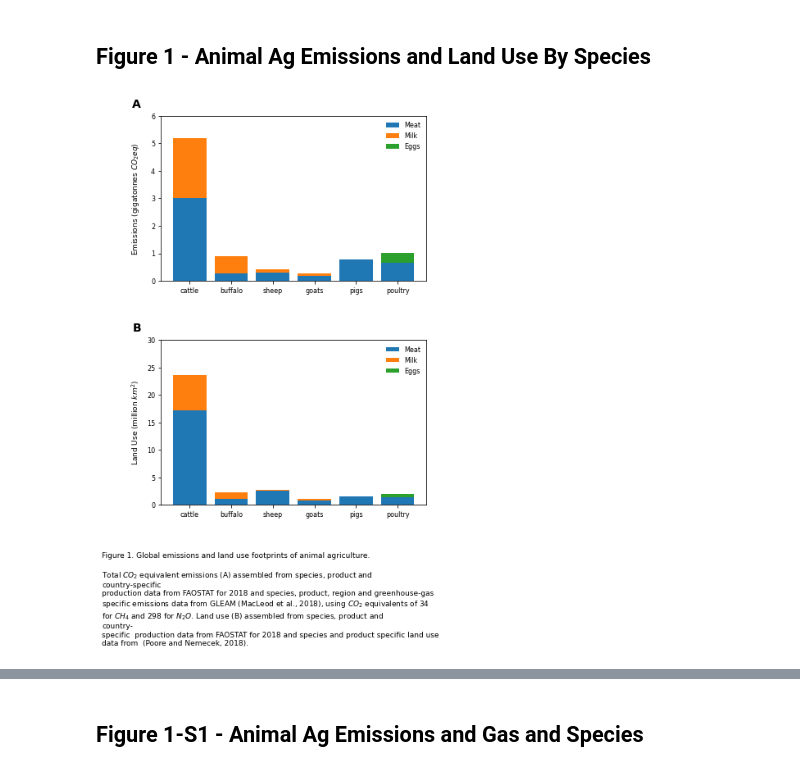
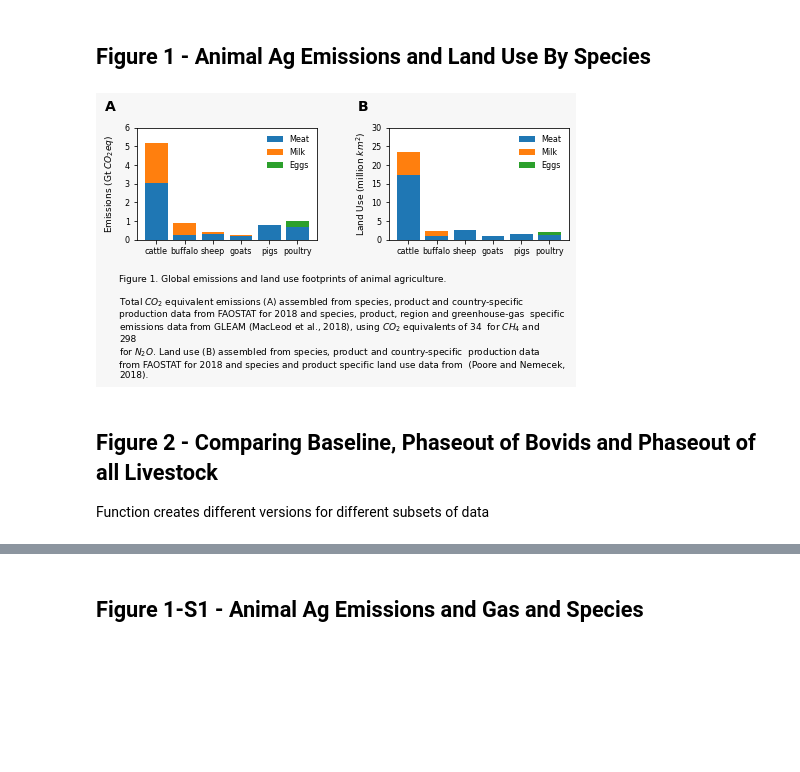
Before and after one commit to mbeisen/LivestockClimateImpact, a Jupyter notebook: PlanetaryReset.ipynb, the cells around one changed output, grey strips where cells are left out. Cells and saved outputs as stored; diff of their text form; code cells hidden in the pictures; blank space fills up the shorter version.

```diff
--- a/PlanetaryReset.ipynb
+++ b/PlanetaryReset.ipynb
@@ -972,5 +1170,21 @@ for scen in scenario_list:
     v = scenarios['RFD|%s' % scen].values
     scenarios['RFDI|%s' % scen] = np.append([0],v[:-1]-v[1:])
     scenarios['RY_RFDW|%s' % scen] = (scenarios['RFDI|%s' % scen] * (2101 - scenarios.index))/r['CRFD|%s' % scen]
+# %%
+##
+
+for scen in calib_scenario_list:
+    calib_scenarios['ACO2EQ|%s' % scen] = compute_aco2eq(calib_scenarios['CRFD|%s' % scen])
+    calib_scenarios['COC|%s' % scen] = (calib_scenarios.index - 2021) * calib_scenarios['ACO2EQ|%s' % scen]
+    calib_scenarios['ACO2EQC|%s' % scen] = compute_aco2eqc(calib_scenarios['CRFCD|%s' % scen])
+    calib_scenarios['COCC|%s' % scen] = (calib_scenarios.index - 2021) * calib_scenarios['ACO2EQC|%s' % scen]
+
+ref_year = 2100
+r = calib_scenarios.loc[ref_year]
+
+for scen in calib_scenario_list:
+    v = calib_scenarios['RFD|%s' % scen].values
+    calib_scenarios['RFDI|%s' % scen] = np.append([0],v[:-1]-v[1:])
+    calib_scenarios['RY_RFDW|%s' % scen] = (calib_scenarios['RFDI|%s' % scen] * (2101 - calib_scenarios.index))/r['CRFD|%s' % scen]
 # %%
 df = scenarios.loc[2020:2100]
@@ -1340,9 +1538,11 @@ cow_milk 70.99893076144075
 figw = 8.5
 figh = 11
 
-labelw = 90
+labelw = 100
 
 cap_fontsize = 9
+
+fc = .97
 
 plt.rc('xtick',labelsize=8)
 plt.rc('ytick',labelsize=8)
@@ -1356,20 +1556,21 @@ pdffile = "Figures/Figure1.pdf"
 
 with PdfPages(pdffile) as pdf:
 
+    figh = 5.5
+    fig = plt.figure(figsize = (figw,figh),facecolor=(fc,fc,fc))
 
-    fig = plt.figure(figsize = (figw,figh))
-
-    panelw = 4.5
+    panelw = 2.5
     panelh = panelw/1.61
 
-    label_pos = -.075
+    label_pos = -.115
 
     margin_top = 1
 
-    panelx = (figw - panelw)/2
+    panelx1 = 1.25
+    panelx2 = 4.75
     panely = figh - margin_top - panelh
 
-    ax = fig.add_axes([panelx/figw,panely/figh,panelw/figw,panelh/figh])
+    ax = fig.add_axes([panelx1/figw,panely/figh,panelw/figw,panelh/figh])
 
     df = livestock_data.groupby('Category').sum()
     df['Emissions'] = df['Emissions|CO2'] + 34/1000 * df['Emissions|CH4'] + 298/1000 * df['Emissions|N2O']
@@ -1405,18 +1606,18 @@ with PdfPages(pdffile) as pdf:
     p1 = ax.bar(plot_species,plot_meat)
     p2 = ax.bar(plot_species,plot_milk,bottom=plot_meat)
     p3 = ax.bar(plot_species,plot_eggs,bottom=plot_meat + plot_milk)
-    ax.set_ylabel(r'Emissions (gigatonnes $CO_{2}eq$)')
+    ax.set_ylabel(r'Emissions (Gt $CO_{2}eq$)', fontsize=9)
     ax.set_ylim(0,6)
     ax.legend((p1[0], p2[0], p3[0]), ('Meat', 'Milk','Eggs'), frameon=False)
-    ax.text(label_pos,1.05,"A",transform=ax.transAxes,fontsize=14,fontweight='bold',horizontalalignment='right')
+    ax.text(label_pos,1.15,"A",transform=ax.transAxes,fontsize=14,fontweight='bold',horizontalalignment='right')
     ax.yaxis.set_label_coords(label_pos,0.5,transform=ax.transAxes)
 
     margin_between = 1
 
-    panelx = (figw - panelw)/2
-    panely -= panelh + margin_between
+    #panelx = (figw - panelw)/2
+    #panely -= panelh + margin_between
 
-    ax = fig.add_axes([panelx/figw,panely/figh,panelw/figw,panelh/figh])
+    ax = fig.add_axes([panelx2/figw,panely/figh,panelw/figw,panelh/figh])
 
     plot_species = ['cattle','buffalo','sheep','goats','pigs','poultry']
     plot_meat = np.array([
@@ -1445,32 +1646,38 @@ with PdfPages(pdffile) as pdf:
         0,
         df.loc['eggs']['Land Use'],
     ])
 
     p1 = ax.bar(plot_species,plot_meat)
     p2 = ax.bar(plot_species,plot_milk,bottom=plot_meat)
     p3 = ax.bar(plot_species,plot_eggs,bottom=plot_meat + plot_milk)
     ax.set_ylabel(r'Land Use (million $km^2$)')
     ax.set_ylim(0,30)
     ax.legend((p1[0], p2[0], p3[0]), ('Meat', 'Milk','Eggs'), frameon=False)
-    ax.text(label_pos,1.05,"B",transform=ax.transAxes,fontsize=14,fontweight='bold',horizontalalignment='right')
+    ax.text(label_pos,1.15,"B",transform=ax.transAxes,fontsize=14,fontweight='bold',horizontalalignment='right')
     ax.yaxis.set_label_coords(label_pos,0.5,transform=ax.transAxes)
 
 
     flh = r"Figure 1. Global emissions and land use footprints of animal agriculture."
 
     flt = r'''Total $CO_2$ equivalent emissions (A) assembled from species, product and country-specific
 production data from FAOSTAT for 2018 and species, product, region and greenhouse-gas
 specific emissions data from GLEAM (MacLeod et al., 2018), using $CO_2$ equivalents of 34
 for $CH_4$ and 298 for $N_{2}O$. Land use (B) assembled from species, product and country-specific
 production data from FAOSTAT for 2018 and species and product specific land use data from
 (Poore and Nemecek, 2018).
 '''
 
     annot_txt = flh + "\n\n" + tw.fill(tw.dedent(flt.rstrip()), width=labelw)
 
     plt.figtext(1/figw, 1/figh, annot_txt, horizontalalignment='left', verticalalignment='bottom', fontsize=cap_fontsize, multialignment='left', wrap="True")
 
 
     pdf.savefig()
+
+    plt.savefig(pdffile.replace('pdf','png'),dpi=300)
 # %% [output]
-[figure, old version]
+[figure, new version]
+# %% [markdown]
+## Figure 2 - Comparing Baseline, Phaseout of Bovids and Phaseout of all Livestock
+
+Function creates different versions for different subsets of data
```
Also changed, not shown: parts of 70 cells of this notebook, 30 other files.
